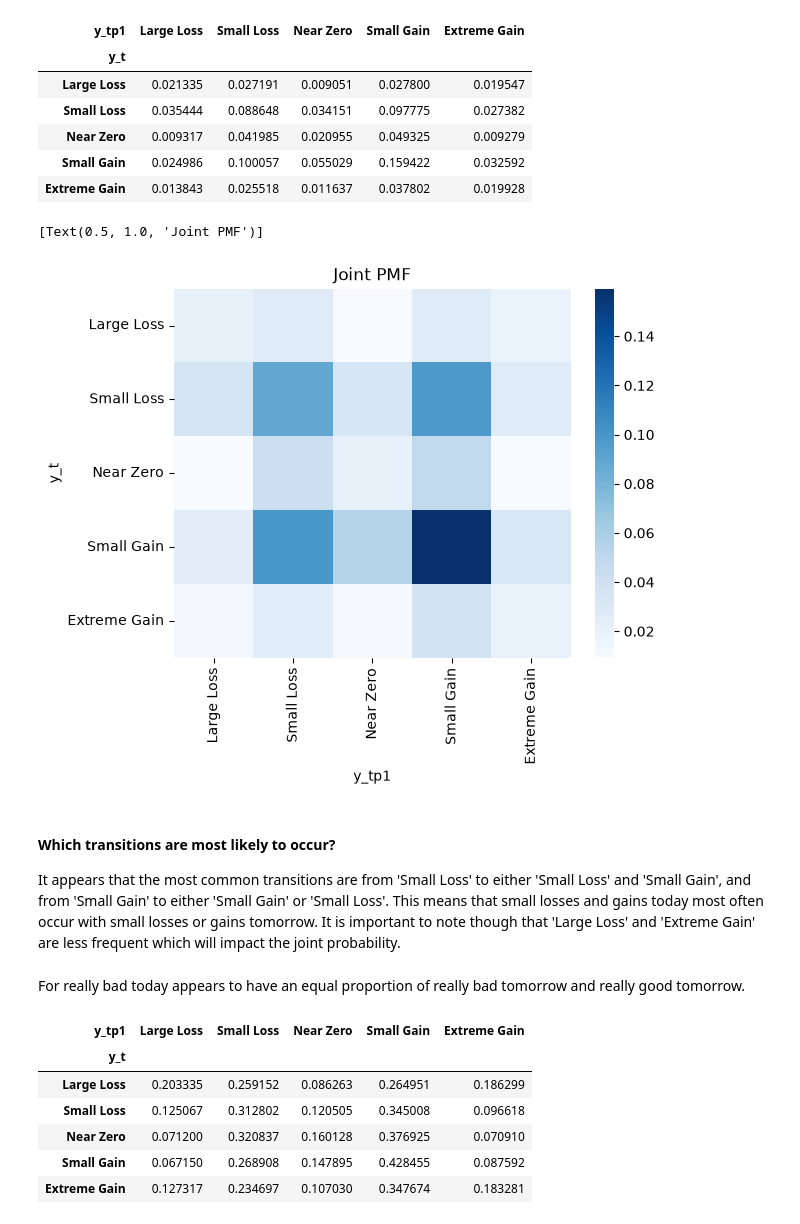
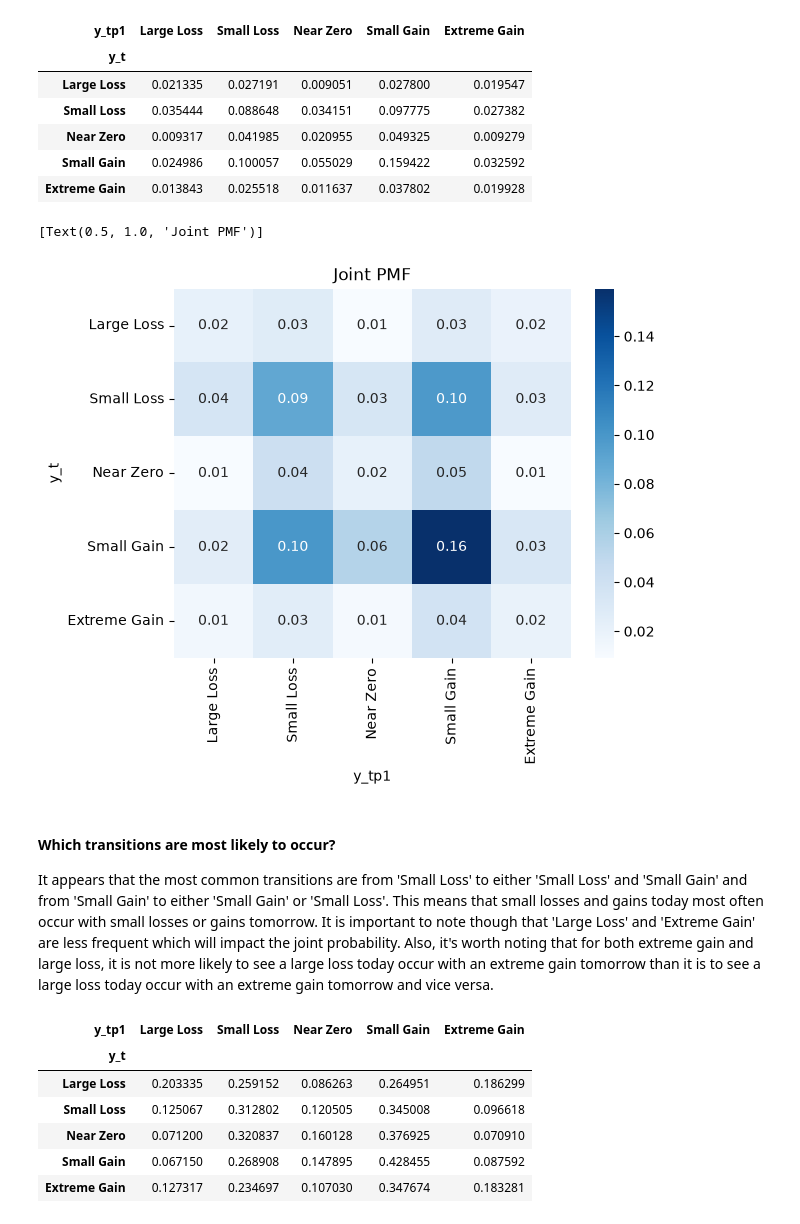
Before and after one commit to madsmith731/uu_markov, a Jupyter notebook: lab_1/lab.ipynb, the cells around one changed output. Saved outputs shown, nothing was run; the diff lists cells and outputs as text; code cells hidden in the pictures.

```diff
--- a/lab_1/lab.ipynb
+++ b/lab_1/lab.ipynb
@@ -191,15 +191,13 @@ tab
 | Small Gain | 0.024986 | 0.100057 | 0.055029 | 0.159422 | 0.032592 |
 | Extreme Gain | 0.013843 | 0.025518 | 0.011637 | 0.037802 | 0.019928 |
 # %%
-sns.heatmap(tab, fmt='.2f', cmap='Blues').set(title='Joint PMF')
+sns.heatmap(tab, annot=True, fmt='.2f', cmap='Blues').set(title='Joint PMF')
 # %% [output]
 [Text(0.5, 1.0, 'Joint PMF')]
-[figure, old version]
+[figure, new version]
 # %% [markdown]
 #### Which transitions are most likely to occur?
-It appears that the most common transitions are from 'Small Loss' to either 'Small Loss' and 'Small Gain', and from 'Small Gain' to either 'Small Gain' or 'Small Loss'. This means that small losses and gains today most often occur with small losses or gains tomorrow. It is important to note though that 'Large Loss' and 'Extreme Gain' are less frequent which will impact the joint probability.
+It appears that the most common transitions are from 'Small Loss' to either 'Small Loss' and 'Small Gain' and from 'Small Gain' to either 'Small Gain' or 'Small Loss'. This means that small losses and gains today most often occur with small losses or gains tomorrow. It is important to note though that 'Large Loss' and 'Extreme Gain' are less frequent which will impact the joint probability. Also, it's worth noting that for both extreme gain and large loss, it is not more likely to see a large loss today occur with an extreme gain tomorrow than it is to see a large loss today occur with an extreme gain tomorrow and vice versa.
-# %% [markdown]
-For really bad today appears to have an equal proportion of really bad tomorrow and really good tomorrow.
 # %%
 #CONDITIONAL PMF
 tab = pd.crosstab(df['y_t'], df['y_tp1'],
```
Also changed, not shown: parts of 12 cells of this notebook.
